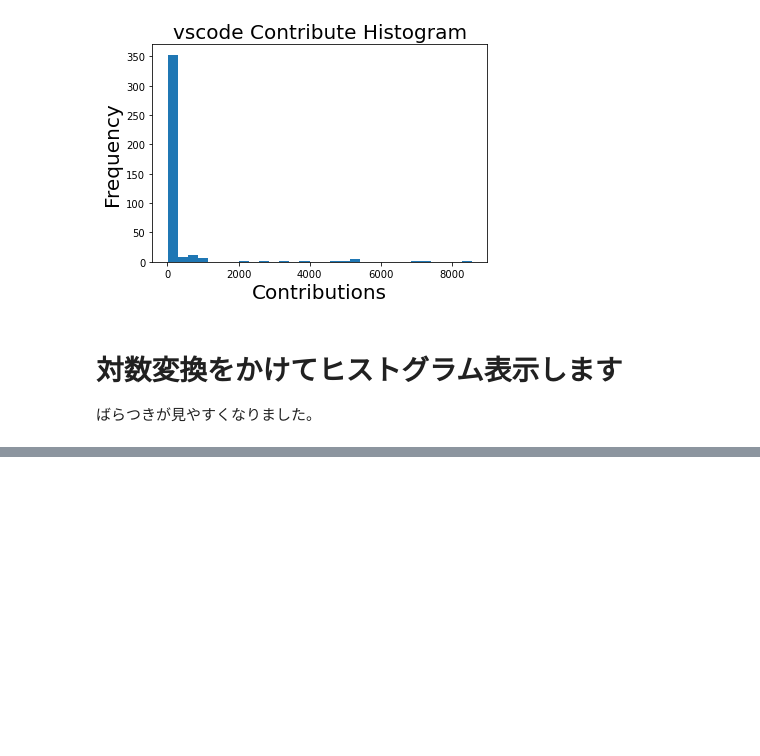
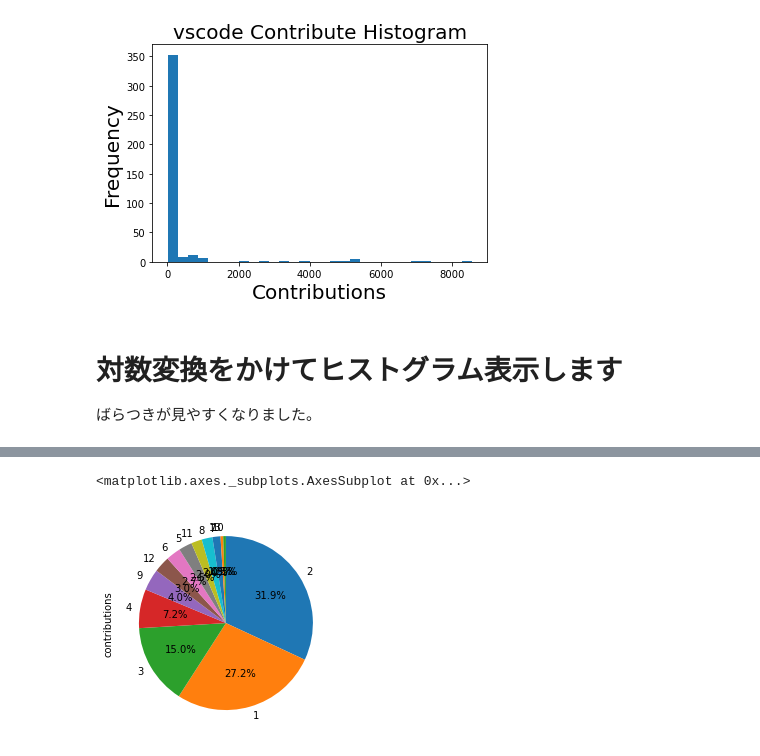
Before and after one commit to zeikomi552/githubapi-python-sample, a Jupyter notebook: src/githubapi-02.ipynb, the cells around one changed output, grey strips where cells are left out. Drawn from its saved outputs; the diff is of its cells as text; code cells hidden in the pictures; blank space fills up the shorter version.

```diff
--- a/src/githubapi-02.ipynb
+++ b/src/githubapi-02.ipynb
@@ -158,0 +144,7 @@ plt.hist(np.log2(df.contributions), bins=30)
+# %%
+np.log2(df.contributions).astype(int) \
+    .value_counts(normalize=True) \
+    .plot.pie(counterclock=False, startangle=90, autopct="%1.1f%%")
+# %% [output]
+<matplotlib.axes._subplots.AxesSubplot at 0x...>
+[figure, added]
```
Also changed, not shown: parts of 3 cells of this notebook.
